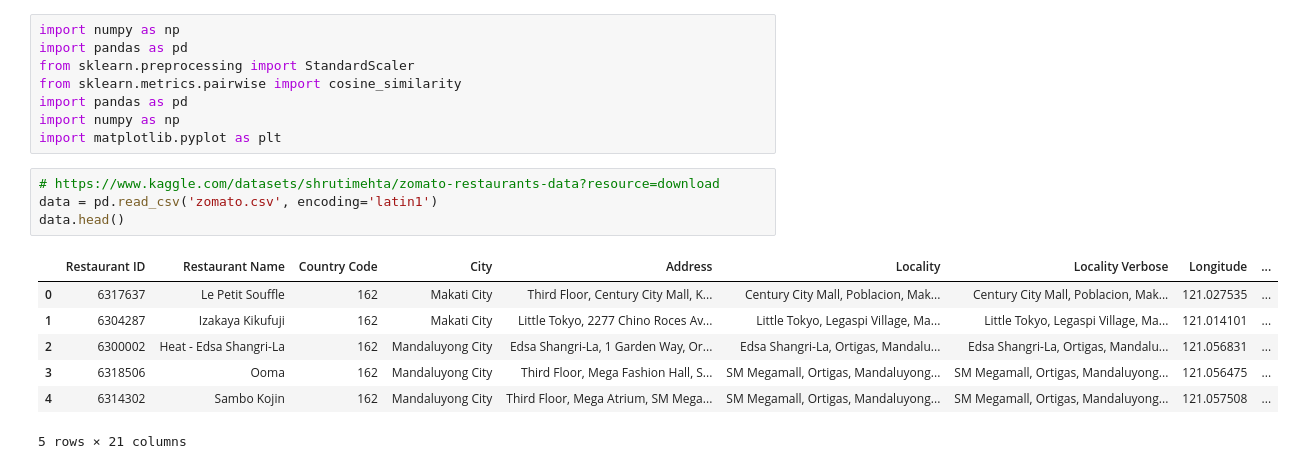
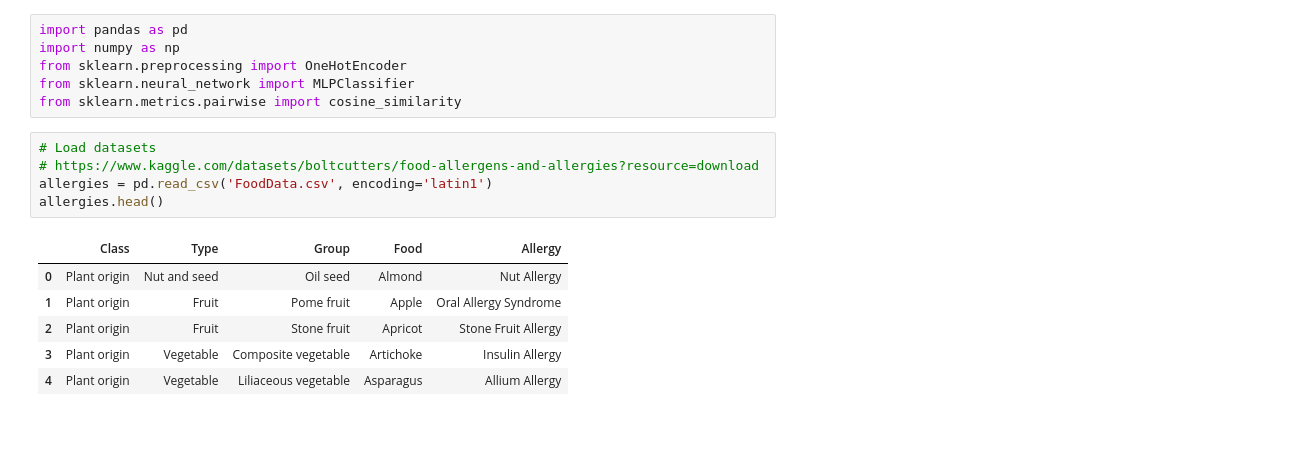
Before and after one commit to LoganStanhope/DS4420_Project, a Jupyter notebook: DS4420_Final_Project.ipynb, the cells around one changed output. Cells and saved outputs as stored; diff of their text form; blank space fills up the shorter version.

```diff
--- a/DS4420_Final_Project.ipynb
+++ b/DS4420_Final_Project.ipynb
@@ -1,20 +1,18 @@
-# %%
-import numpy as np
-import pandas as pd
-from sklearn.preprocessing import StandardScaler
-from sklearn.metrics.pairwise import cosine_similarity
-import pandas as pd
-import numpy as np
-import matplotlib.pyplot as plt
+# %%
+import pandas as pd
+import numpy as np
+from sklearn.preprocessing import OneHotEncoder
+from sklearn.neural_network import MLPClassifier
+from sklearn.metrics.pairwise import cosine_similarity
 # %%
-# https://www.kaggle.com/datasets/shrutimehta/zomato-restaurants-data?resource=download
-data = pd.read_csv('zomato.csv', encoding='latin1')
-data.head()
+# Load datasets
+# https://www.kaggle.com/datasets/boltcutters/food-allergens-and-allergies?resource=download
+allergies = pd.read_csv('FoodData.csv', encoding='latin1')
+allergies.head()
 # %% [output]
-|  | Restaurant ID | Restaurant Name | Country Code | City | Address | Locality | Locality Verbose | Longitude | ... |
-| 0 | 6317637 | Le Petit Souffle | 162 | Makati City | Third Floor, Century City Mall, K... | Century City Mall, Poblacion, Mak... | Century City Mall, Poblacion, Mak... | 121.027535 | ... |
-| 1 | 6304287 | Izakaya Kikufuji | 162 | Makati City | Little Tokyo, 2277 Chino Roces Av... | Little Tokyo, Legaspi Village, Ma... | Little Tokyo, Legaspi Village, Ma... | 121.014101 | ... |
-| 2 | 6300002 | Heat - Edsa Shangri-La | 162 | Mandaluyong City | Edsa Shangri-La, 1 Garden Way, Or... | Edsa Shangri-La, Ortigas, Mandalu... | Edsa Shangri-La, Ortigas, Mandalu... | 121.056831 | ... |
-| 3 | 6318506 | Ooma | 162 | Mandaluyong City | Third Floor, Mega Fashion Hall, S... | SM Megamall, Ortigas, Mandaluyong... | SM Megamall, Ortigas, Mandaluyong... | 121.056475 | ... |
-| 4 | 6314302 | Sambo Kojin | 162 | Mandaluyong City | Third Floor, Mega Atrium, SM Mega... | SM Megamall, Ortigas, Mandaluyong... | SM Megamall, Ortigas, Mandaluyong... | 121.057508 | ... |
+|  | Class | Type | Group | Food | Allergy |
+| 0 | Plant origin | Nut and seed | Oil seed | Almond | Nut Allergy |
+| 1 | Plant origin | Fruit | Pome fruit | Apple | Oral Allergy Syndrome |
+| 2 | Plant origin | Fruit | Stone fruit | Apricot | Stone Fruit Allergy |
+| 3 | Plant origin | Vegetable | Composite vegetable | Artichoke | Insulin Allergy |
+| 4 | Plant origin | Vegetable | Liliaceous vegetable | Asparagus | Allium Allergy |
-5 rows × 21 columns
```
Also changed, not shown: parts of 11 cells of this notebook.
